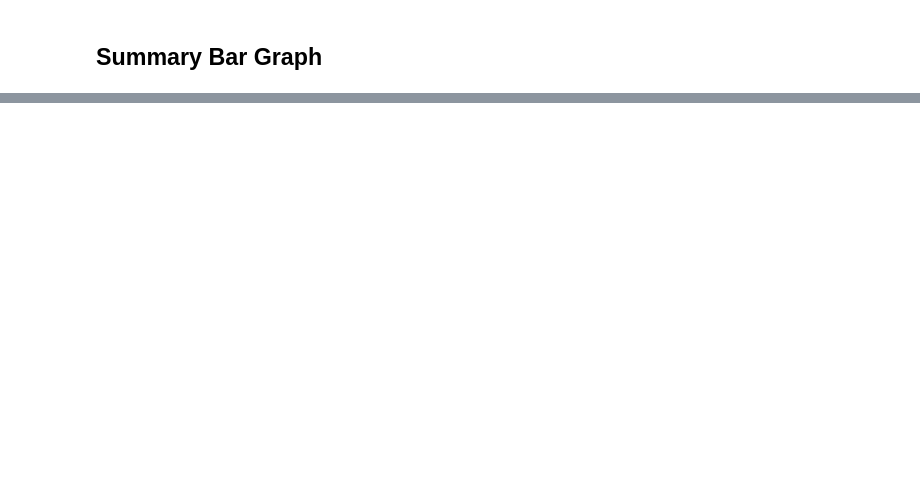
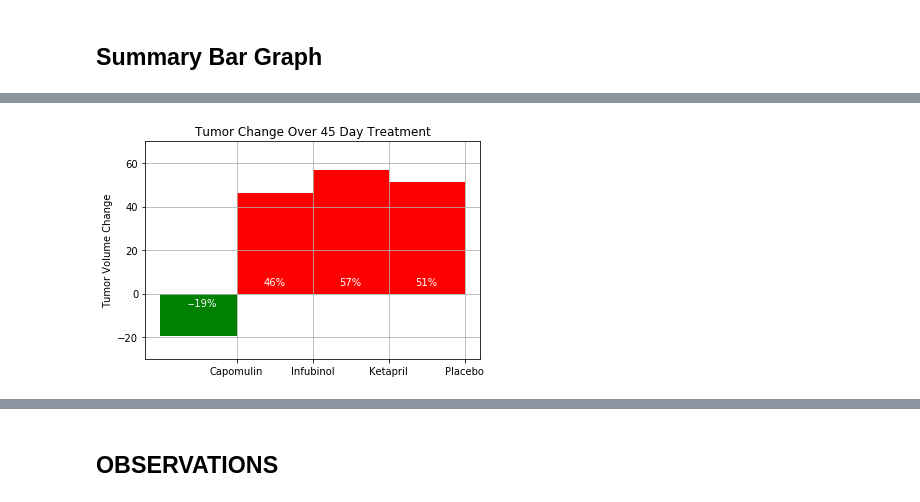
Before and after one commit to Jhyrryl/homework, a Jupyter notebook: matplotlib-challenge/Pymaceuticals/Pymaceuticals.ipynb, the cells around one changed output, grey strips where cells are left out. Drawn from its saved outputs; the diff is of its cells as text; code cells hidden in the pictures; blank space fills up the shorter version.

```diff
--- a/matplotlib-challenge/Pymaceuticals/Pymaceuticals.ipynb
+++ b/matplotlib-challenge/Pymaceuticals/Pymaceuticals.ipynb
@@ -299,7 +299,7 @@ plt.show()
 # Calculate the percent changes for each drug
 perc_change = {}
 for drug in progress_df.columns:
-    perc_change[drug] = 1.0 - (progress_df.at[45, drug] / progress_df.at[0, drug])
+    perc_change[drug] = (100 * progress_df.at[45, drug] / progress_df.at[0, drug]) - 100
 
 # Display the data to confirm
 perc_change
@@ -340,2 +317,50 @@ NameError: name 'fig' is not defined
+# %%
+# Store all Relevant Percent Changes into a Tuple
+drugs = line_data.keys()
+changes = tuple([perc_change[drug] for drug in drugs])
+
+# Splice the data between passing and failing drugs
+def color(v):
+    if v < 0:
+        return 'green'
+    else:
+        return 'red'
+
+colors = [color(v) for v in changes]
+
+# Orient widths. Add labels, tick marks, etc.
+plt.yticks([i for i in range(-20,61,20)])
+plt.ylim(top=70, bottom=-30)
+plt.grid(b=True, axis='both', which='major')
+x_ticks = [0, 1, 2, 3]
+bars = plt.bar(x_ticks, changes, width=-1, tick_label=list(drugs), align='edge', color=colors)
+plt.title("Tumor Change Over 45 Day Treatment")
+plt.ylabel("Tumor Volume Change")
+
+# Use functions to label the percentages of changes
+def make_label(pos, perc):
+    t = f"{perc:.0f}%"
+    x = pos - 0.65
+    y = 4
+    if perc < 0:
+        y = -6
+        t = '-' + t
+    plt.text(x, y, t, color='white')
+
+# Call functions to implement the function calls
+for i in range(4):
+    v = changes[i]
+    make_label(i, v)
+
+# Save the Figure
+file_name = os.path.join('.', 'Figures', 'tumor_change.png')
+plt.savefig(file_name)
+
+# Show the Figure
+plt.show()
+# %% [output]
+[figure, added]
 # %% [markdown]
 ![Metastatic Spread During Treatment](../Images/change.png)
+# %% [markdown]
+## OBSERVATIONS
```
Also changed, not shown: parts of 6 cells of this notebook, 1 other file.
